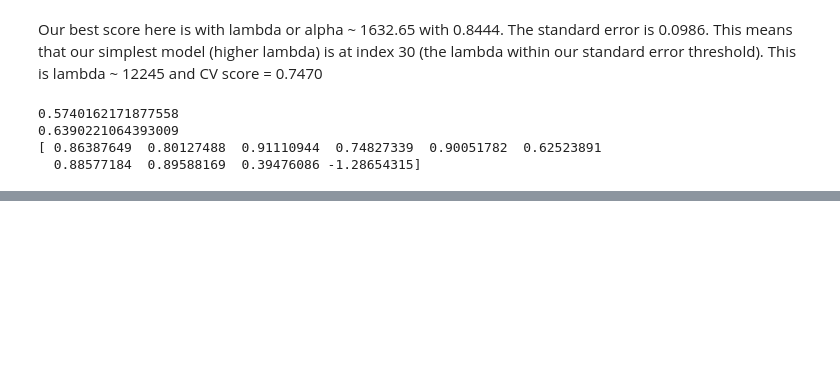
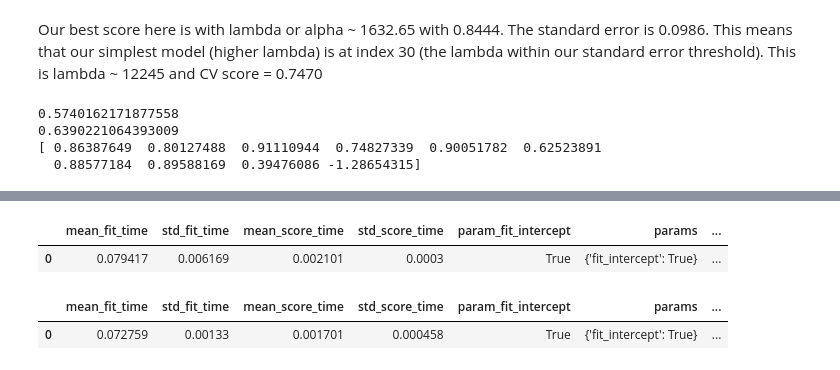
Before and after one commit to martinsun0/AML-assignments, a Jupyter notebook: hw2/RLS/hw2_part1.ipynb, the cells around one changed output, grey strips where cells are left out. Cells and saved outputs as stored; diff of their text form; code cells hidden in the pictures; blank space fills up the shorter version.

```diff
--- a/hw2/RLS/hw2_part1.ipynb
+++ b/hw2/RLS/hw2_part1.ipynb
@@ -329,0 +359,18 @@ print(np.shape(z_all))
+# %%
+BSR_reg = lm.LinearRegression()
+param_grid = {'fit_intercept': [True]}
+BSR_grid_cv = ms.GridSearchCV(BSR_reg, param_grid, cv=10)
+BSR_grid_cv.fit(X, Y)
+pd.DataFrame(BSR_grid_cv.cv_results_)
+# %% [output]
+|  | mean_fit_time | std_fit_time | mean_score_time | std_score_time | param_fit_intercept | params | ... |
+| 0 | 0.079417 | 0.006169 | 0.002101 | 0.0003 | True | {'fit_intercept': True} | ... |
+# %%
+BSR_reg = lm.LinearRegression()
+param_grid = {'fit_intercept': [True]}
+BSR_grid_cv = ms.GridSearchCV(BSR_reg, param_grid, cv=10)
+BSR_grid_cv.fit(X_non_norm, Y)
+BSR_results = pd.DataFrame(BSR_grid_cv.cv_results_)
+# %% [output]
+|  | mean_fit_time | std_fit_time | mean_score_time | std_score_time | param_fit_intercept | params | ... |
+| 0 | 0.072759 | 0.00133 | 0.001701 | 0.000458 | True | {'fit_intercept': True} | ... |
```
Also changed, not shown: parts of 14 cells of this notebook.
